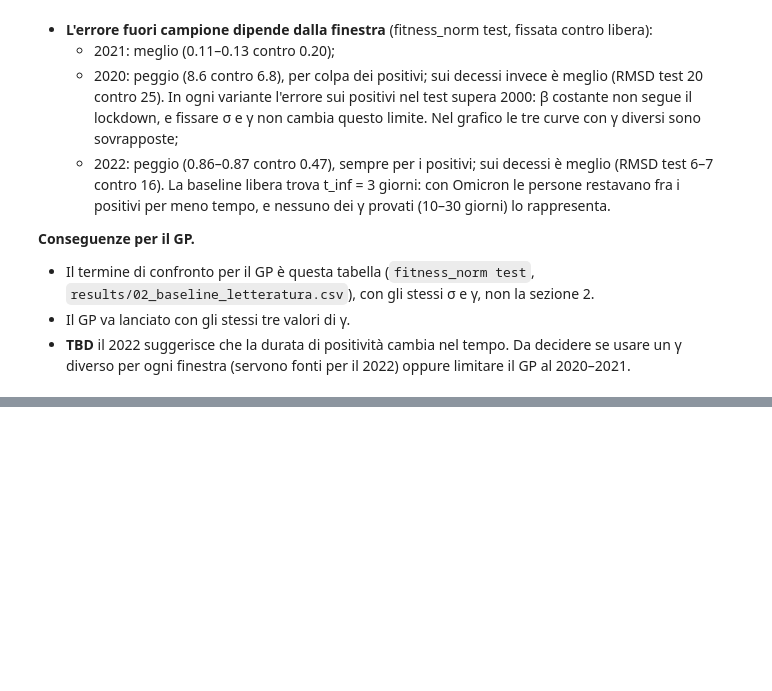
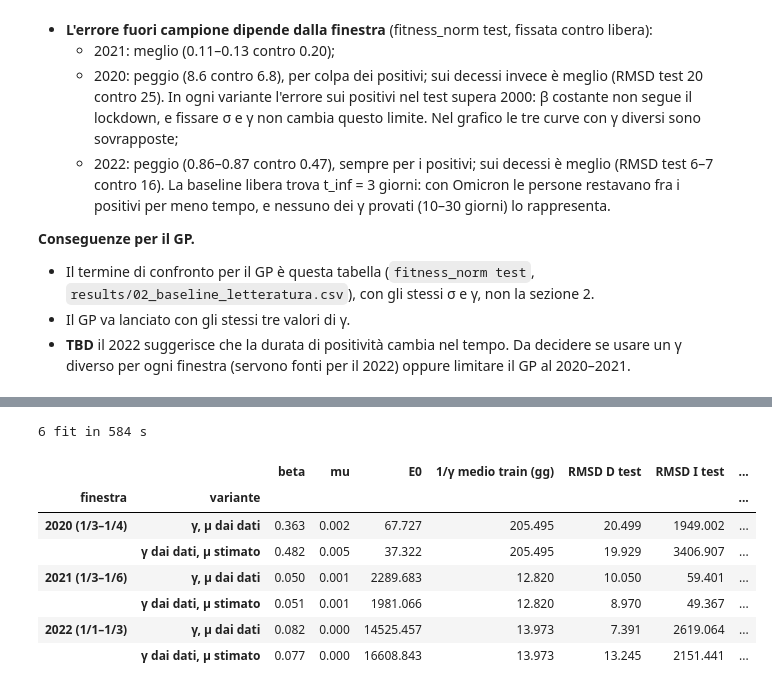
Before and after one commit to annaferrari02/seird-gp, a Jupyter notebook: notebooks/02_baseline.ipynb, the cells around one changed output, grey strips where cells are left out. Cells and saved outputs as stored; diff of their text form; code cells hidden in the pictures; blank space fills up the shorter version.

```diff
--- a/notebooks/02_baseline.ipynb
+++ b/notebooks/02_baseline.ipynb
@@ -376,0 +393,33 @@ fig.tight_layout(); fig.savefig(RESULTS_DIR / "02_baseline_letteratura.png", dpi
+# %%
+from seird_gp.fitting import empirical_rates
+
+RATE_VARIANTS = {"γ, μ dai dati": ("gamma", "mu"), "γ dai dati, μ stimato": ("gamma",)}
+
+rows, fits_rates = [], {}
+t0 = time.time()
+for name, (a, b) in WINDOWS.items():
+    for label, which in RATE_VARIANTS.items():
+        res = fit_baseline(data["clean"], a, b, train_frac=TRAIN_FRAC, fixed={"sigma": SIGMA_LIT},
+                           fitness_fn=normalized_fitness, rates_from_data=which)
+        fits_rates[(name, label)] = res
+        rows.append({"finestra": name, "variante": label,
+                     **{k: res.params[k] for k in ["beta", "mu", "E0"]},
+                     "1/γ medio train (gg)": 1 / res.params["gamma"],
+                     "RMSD D test": res.rmsd.loc["test", "D"], "RMSD I test": res.rmsd.loc["test", "I"],
+                     "fitness_norm train": res.rmsd.loc["train", "fitness_norm"],
+                     "fitness_norm test": res.rmsd.loc["test", "fitness_norm"],
+                     "al bordo": ", ".join(res.extra["at_bound"])})
+print(f"{len(rows)} fit in {time.time() - t0:.0f} s")
+baseline_rates = pd.DataFrame(rows).set_index(["finestra", "variante"])
+baseline_rates.to_csv(RESULTS_DIR / "02_baseline_gamma_dati.csv")
+baseline_rates.round(3)
+# %% [output]
+6 fit in 584 s
+|  |  | beta | mu | E0 | 1/γ medio train (gg) | RMSD D test | RMSD I test | ... |
+| finestra | variante |  |  |  |  |  |  | ... |
+| 2020 (1/3–1/4) | γ, μ dai dati | 0.363 | 0.002 | 67.727 | 205.495 | 20.499 | 1949.002 | ... |
+|  | γ dai dati, μ stimato | 0.482 | 0.005 | 37.322 | 205.495 | 19.929 | 3406.907 | ... |
+| 2021 (1/3–1/6) | γ, μ dai dati | 0.050 | 0.001 | 2289.683 | 12.820 | 10.050 | 59.401 | ... |
+|  | γ dai dati, μ stimato | 0.051 | 0.001 | 1981.066 | 12.820 | 8.970 | 49.367 | ... |
+| 2022 (1/1–1/3) | γ, μ dai dati | 0.082 | 0.000 | 14525.457 | 13.973 | 7.391 | 2619.064 | ... |
+|  | γ dai dati, μ stimato | 0.077 | 0.000 | 16608.843 | 13.973 | 13.245 | 2151.441 | ... |
```
Also changed, not shown: parts of 4 cells of this notebook, 7 other files.
